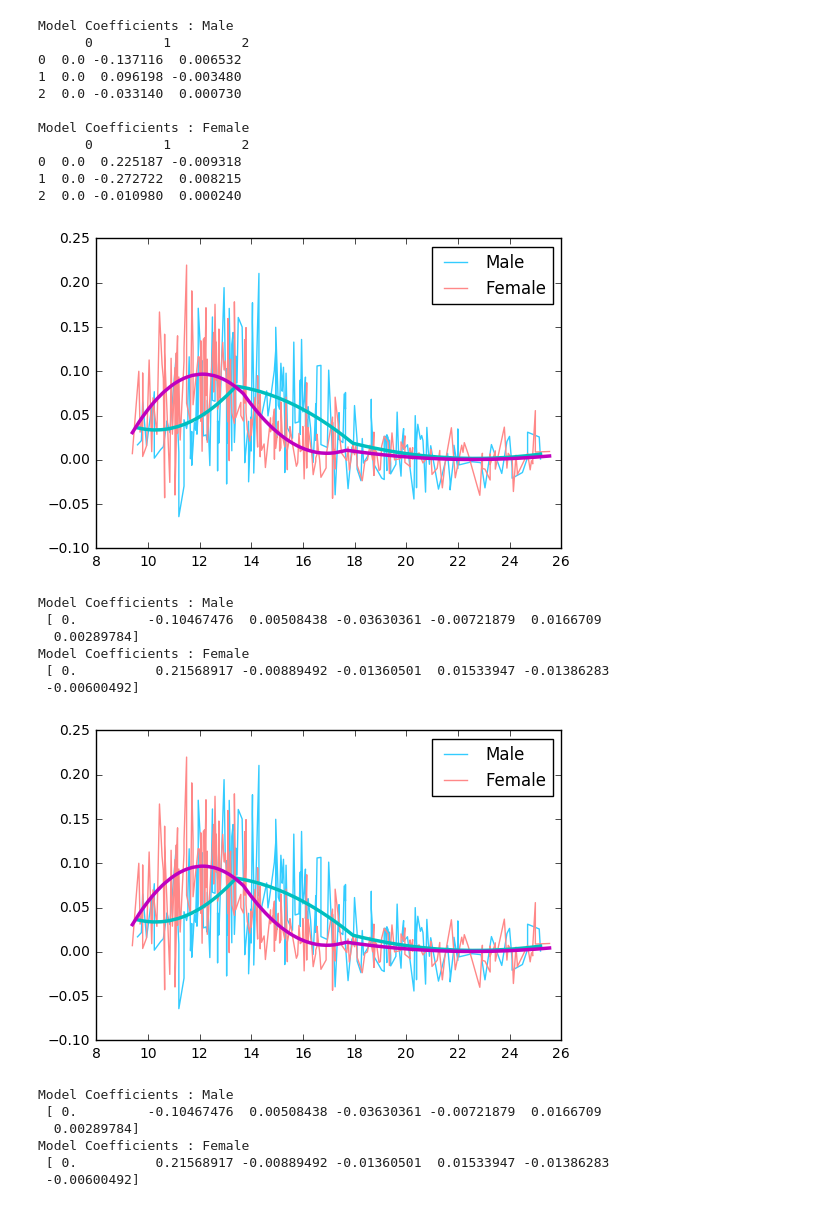
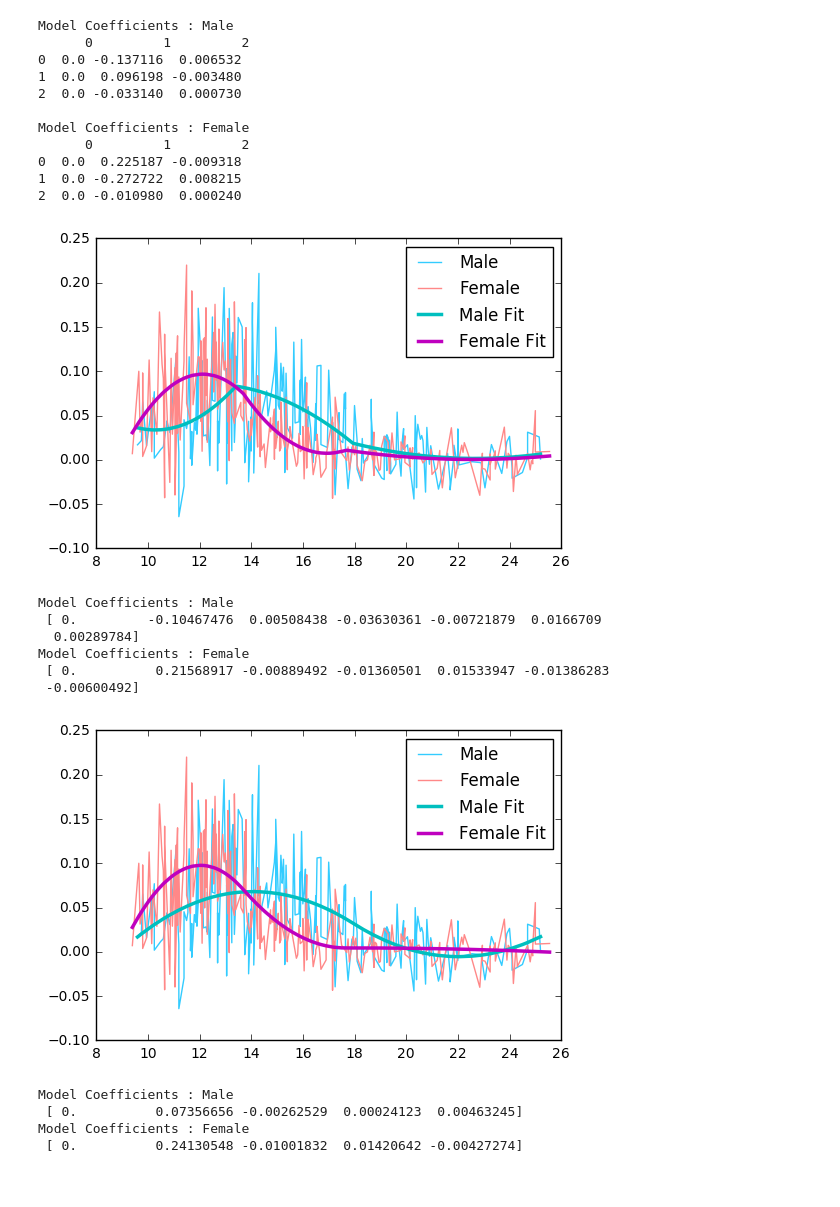
Before and after one commit to Adward-R/STAT-665-DMML, a Jupyter notebook: HW06/hw06.ipynb, the cells around one changed output. Saved outputs shown, nothing was run; the diff lists cells and outputs as text; code cells hidden in the pictures.

```diff
--- a/HW06/hw06.ipynb
+++ b/HW06/hw06.ipynb
@@ -112,17 +112,18 @@ def model_b(isMale):
     X = m_ext_X_2 if isMale else f_ext_X_2
     x = m_x if isMale else f_x
     y = m_y if isMale else f_y
+    label = 'Male Fit' if isMale else 'Female Fit'
 
     clf.fit(X, y)
     color = 'c' if isMale else 'm'
-    plt.plot(x, clf.predict(X), color, linewidth=2.5)
+    plt.plot(x, clf.predict(X), color, linewidth=2.5, label=label)
     return clf.coef_
 
 beta_male, beta_female = plot_model(model_b)
 print('Model Coefficients : Male\n', beta_male)
 print('Model Coefficients : Female\n', beta_female)
 # %% [output]
-[figure, old version]
+[figure, new version]
 Model Coefficients : Male
  [ 0.         -0.10467476  0.00508438 -0.03630361 -0.00721879  0.0166709
   0.00289784]
@@ -132,28 +133,27 @@ Model Coefficients : Female
 # %%
 # Fitting continuous piecewise quadratic with continuous first derivative:
 def model_c(isMale):
     X = m_ext_X_2 if isMale else f_ext_X_2
     x = m_x if isMale else f_x
     y = m_y if isMale else f_y
+    label = 'Male Fit' if isMale else 'Female Fit'
 
     X = X[:, [0,1,2,4,6]]  # get rid of degree-1 items
     clf.fit(X, y)
     beta = clf.coef_
     color = 'c' if isMale else 'm'
-    plt.plot(x, clf.predict(X), color, linewidth=2.5)
+    plt.plot(x, clf.predict(X), color, linewidth=2.5, label=label)
     return beta
 
-beta_male, beta_female = plot_model(model_b)
+beta_male, beta_female = plot_model(model_c)
 print('Model Coefficients : Male\n', beta_male)
 print('Model Coefficients : Female\n', beta_female)
 # %% [output]
-[figure, old version]
+[figure, new version]
 Model Coefficients : Male
- [ 0.         -0.10467476  0.00508438 -0.03630361 -0.00721879  0.0166709
-  0.00289784]
+ [ 0.          0.07356656 -0.00262529  0.00024123  0.00463245]
 Model Coefficients : Female
- [ 0.          0.21568917 -0.00889492 -0.01360501  0.01533947 -0.01386283
- -0.00600492]
+ [ 0.          0.24130548 -0.01001832  0.01420642 -0.00427274]
 # %%
 poly3 = PolynomialFeatures(degree=3)
 m_base_X_3 = poly3.fit_transform(m_x.reshape((-1, 1)))  # to column vector
```
Also changed, not shown: parts of 2 cells of this notebook.
